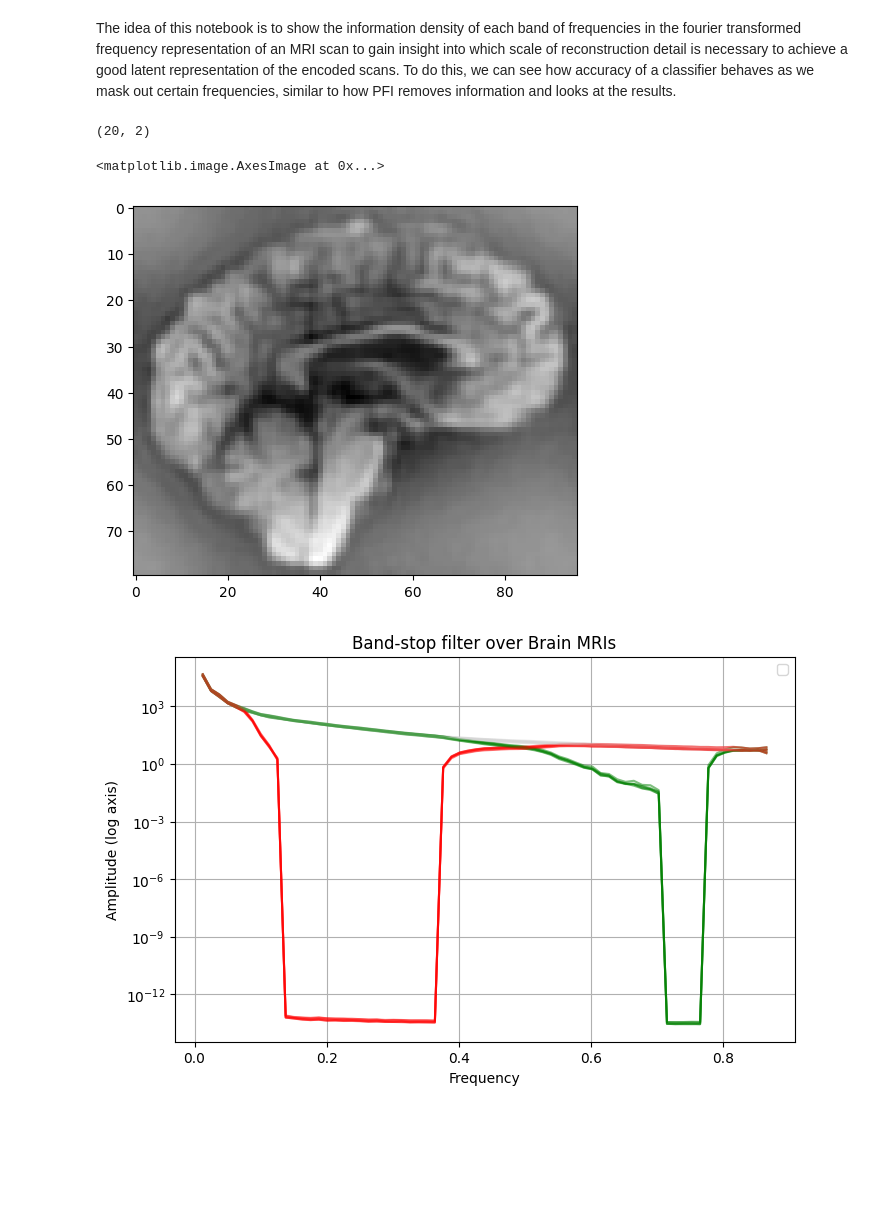
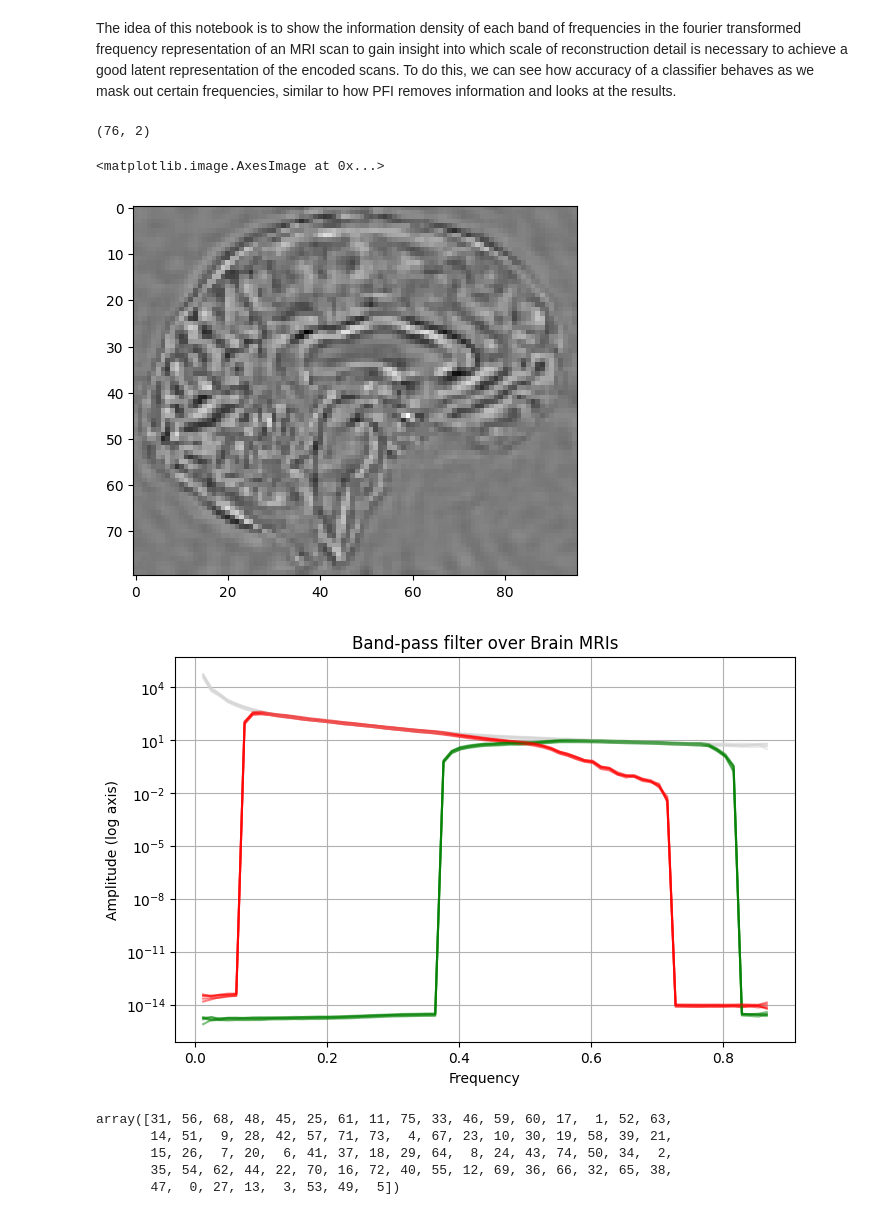
Before and after one commit to Vaakir/unsupervised-deep-learning-bachelor-thesis, a Jupyter notebook: importance_of_frequencies.ipynb, the cells around one changed output. Drawn from its saved outputs; the diff is of its cells as text; code cells hidden in the pictures; blank space fills up the shorter version.

```diff
--- a/importance_of_frequencies.ipynb
+++ b/importance_of_frequencies.ipynb
@@ -12,10 +11,22 @@ images = load(take=20, train_test_split=1) # Since training on the entire datase
-# %%
-labels = np.stack([[1,0] for i in images])
-labels.shape
-# %% [output]
-(20, 2)
+# %%
+groups = {
+    group:load(f"Pre-processed/{group}", take=50, train_test_split=1)
+    for group in ["CN", "AD"] # "MCI",
+}
+
+images = []
+labels = []
+for i, group in enumerate(groups.values()):
+    images.extend(group)
+    labels.extend([i]*len(group))
+
+images = np.stack(images)
+labels = utils.to_categorical(labels)
+labels.shape
+# %% [output]
+(76, 2)
 # %%
-def mask_freq_band(im, band_low, band_high):
+def mask_freq_band(im, band_low, band_high, pass_inner=True):
     # Compute the 3D FFT of the image
     fft_im = np.fft.fftn(im)
     fft_shift = np.fft.fftshift(fft_im)
@@ -30,6 +41,7 @@ def mask_freq_band(im, band_low, band_high):
 
     # Create mask
     mask = (freq_magnitude < band_low) | (freq_magnitude > band_high)
+    if pass_inner: mask=1-mask
 
     # Apply mask
     fft_shift *= mask
@@ -40,11 +52,11 @@ def mask_freq_band(im, band_low, band_high):
 
     return filtered_im
 # %%
-im1 = images[2]-mask_freq_band(images[2],0.65,0.85)
+im1 = mask_freq_band(images[2],0.5,0.7,True)
 plt.imshow(np.rot90(im1[40]),cmap="gray")
 # %% [output]
 <matplotlib.image.AxesImage at 0x...>
-[figure, old version]
+[figure, new version]
 # %%
 def draw_fft(mri_scan,color=None,alpha=1):
     # Compute the 3D FFT
@@ -79,7 +91,7 @@ def draw_fft(mri_scan,color=None,alpha=1):
 plt.figure(figsize=(8, 5))
 plt.xlabel("Frequency")
 plt.ylabel("Amplitude (log axis)")
-plt.title("Band-stop filter over Brain MRIs")
+plt.title("Band-pass filter over Brain MRIs")
 
 for im in images[:5]:
     draw_fft(im,color="lightgray",alpha=0.5)
@@ -87,9 +99,22 @@ for im in images[:5]:
     draw_fft(mask_freq_band(im,0.5,0.8),color="red",alpha=0.5)
 
 plt.yscale("log")
-plt.legend()
 plt.grid(True)
 plt.show()
 # %% [output]
-[figure, old version]
+[figure, new version]
+# %%
+# Shuffle the dataset
+indices = np.arange(images.shape[0])
+np.random.shuffle(indices)
+
+images = images[indices]
+labels = labels[indices]
+indices
+# %% [output]
+array([31, 56, 68, 48, 45, 25, 61, 11, 75, 33, 46, 59, 60, 17,  1, 52, 63,
+       14, 51,  9, 28, 42, 57, 71, 73,  4, 67, 23, 10, 30, 19, 58, 39, 21,
+       15, 26,  7, 20,  6, 41, 37, 18, 29, 64,  8, 24, 43, 74, 50, 34,  2,
+       35, 54, 62, 44, 22, 70, 16, 72, 40, 55, 12, 69, 36, 66, 32, 65, 38,
+       47,  0, 27, 13,  3, 53, 49,  5])
 # %%
```
Also changed, not shown: parts of 5 cells of this notebook, 3 other files.
